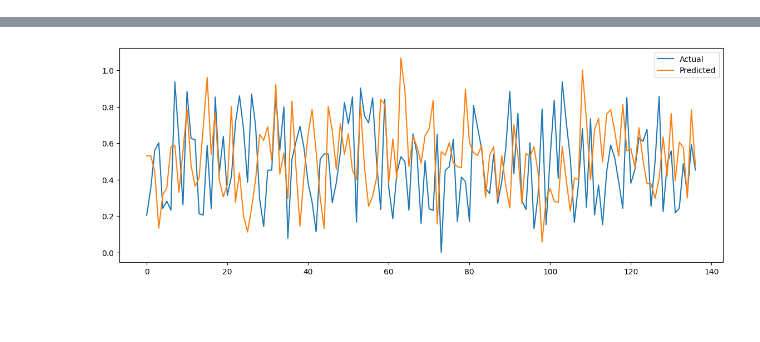
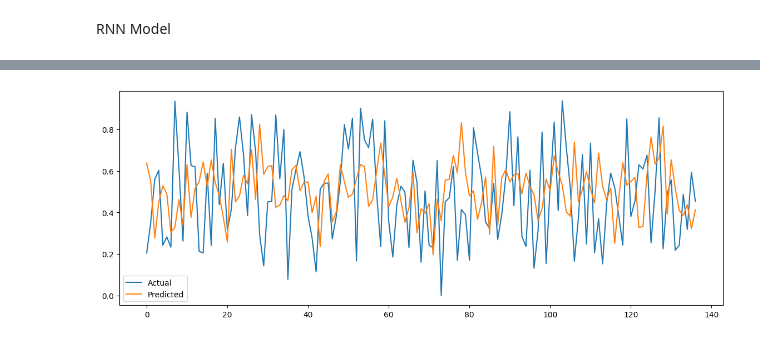
Before and after one commit to wk-chen8/BikeRentalPrediction_RNN_LSTM_GRU, a Jupyter notebook: Bike_Rental_prediction_RNN_LSTM_GRU.ipynb, the cells around one changed output, grey strips where cells are left out. Cells and saved outputs as stored; diff of their text form; code cells hidden in the pictures; blank space fills up the shorter version.

```diff
--- a/Bike_Rental_prediction_RNN_LSTM_GRU.ipynb
+++ b/Bike_Rental_prediction_RNN_LSTM_GRU.ipynb
@@ -1,3 +1,5 @@
+# %% [markdown]
+RNN Model
 # %%
 # Upload the CSV file from your local machine
 from google.colab import files
@@ -53,7 +55,7 @@ rnn_model.add(SimpleRNN(units=50, activation='relu', input_shape=(time_steps, X_
 rnn_model.add(Dense(1))
 
 # Compile the model with a custom learning rate
-custom_learning_rate = 0.001  # Specify your desired learning rate here
+custom_learning_rate =  0.0001  # Specify your desired learning rate here
 optimizer = Adam(learning_rate=custom_learning_rate)
 
 rnn_model.compile(optimizer=optimizer, loss='mean_squared_error')
@@ -94 +96 @@ RNN Mean Squared Error: 0.0916472528789367
-[figure, old version]
+[figure, new version]
```
Also changed, not shown: parts of 1 cell of this notebook.
